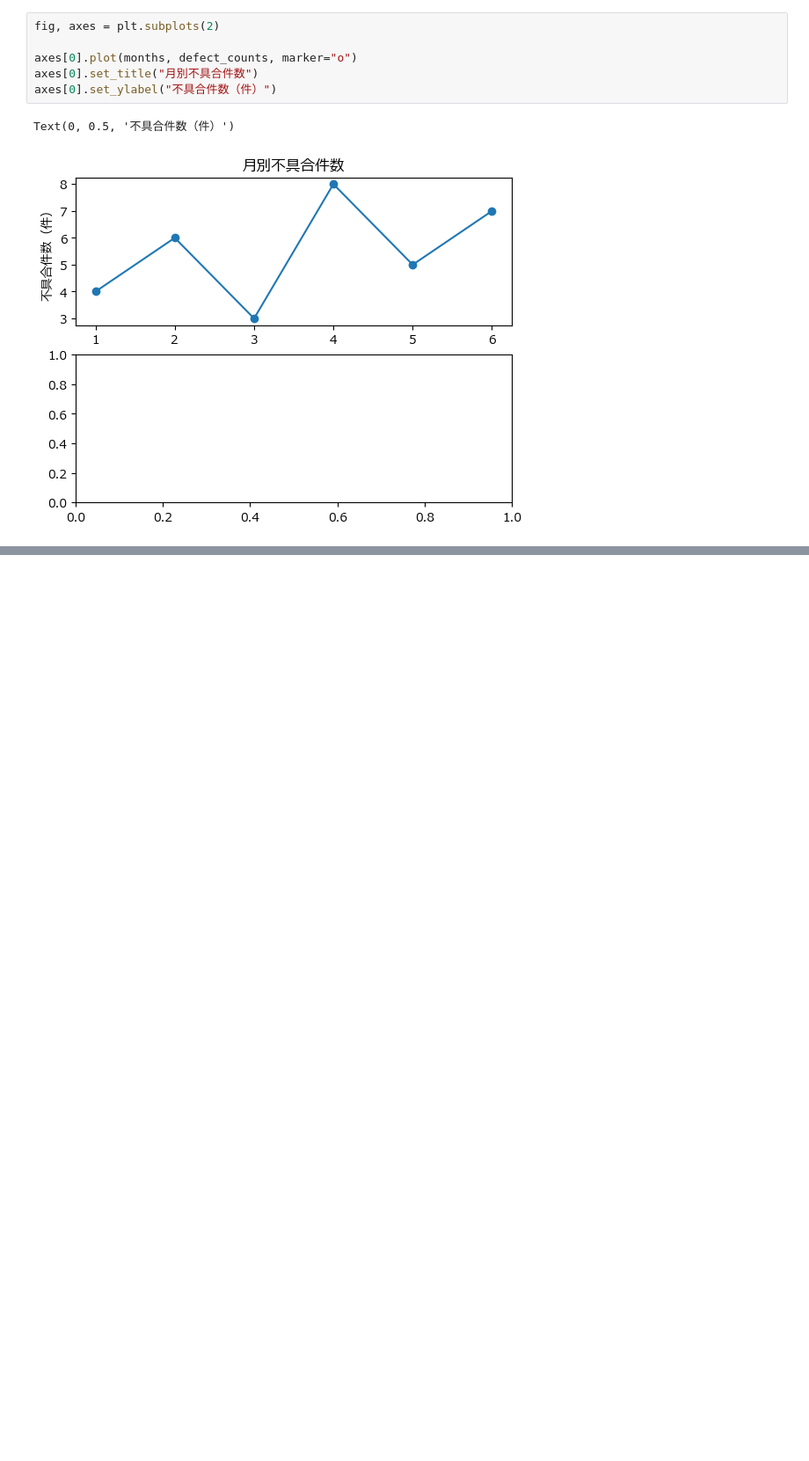
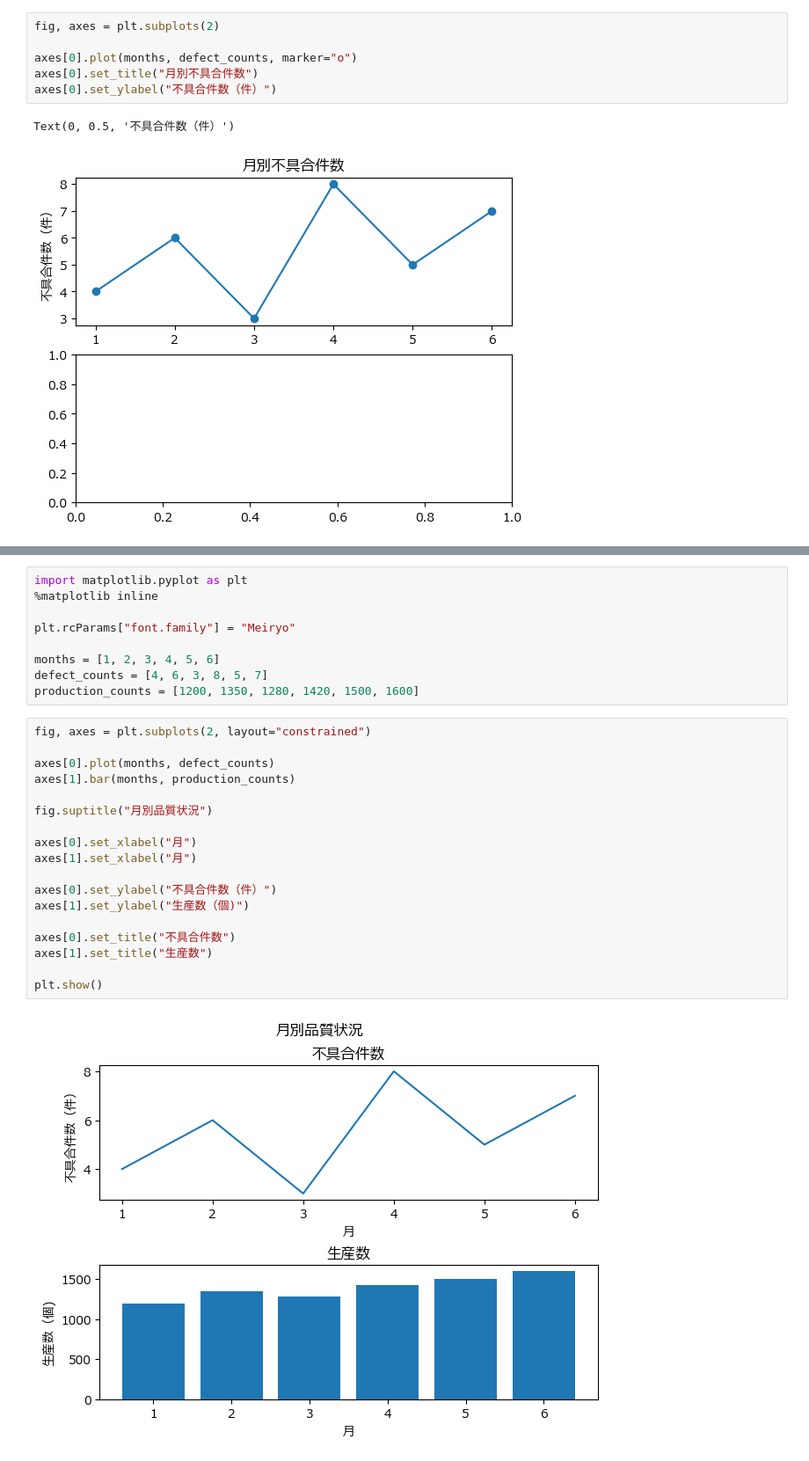
Before and after one commit to kjfarm1225/pyq_practice, a Jupyter notebook: 140_6_multi_subplot/140-6_multi_subplot.ipynb, the cells around one changed output, grey strips where cells are left out. Shown at 88% size. Saved outputs shown, nothing was run; the diff lists cells and outputs as text; blank space fills up the shorter version.

```diff
--- a/140_6_multi_subplot/140-6_multi_subplot.ipynb
+++ b/140_6_multi_subplot/140-6_multi_subplot.ipynb
@@ -108,0 +173,29 @@ Text(0, 0.5, '不具合件数（件）')
+# %%
+import matplotlib.pyplot as plt
+%matplotlib inline
+
+plt.rcParams["font.family"] = "Meiryo"
+
+months = [1, 2, 3, 4, 5, 6]
+defect_counts = [4, 6, 3, 8, 5, 7]
+production_counts = [1200, 1350, 1280, 1420, 1500, 1600]
+# %%
+fig, axes = plt.subplots(2, layout="constrained")
+
+axes[0].plot(months, defect_counts)
+axes[1].bar(months, production_counts)
+
+fig.suptitle("月別品質状況")
+
+axes[0].set_xlabel("月")
+axes[1].set_xlabel("月")
+
+axes[0].set_ylabel("不具合件数（件）")
+axes[1].set_ylabel("生産数（個)")
+
+axes[0].set_title("不具合件数")
+axes[1].set_title("生産数")
+
+plt.show()
+# %% [output]
+[figure, added]
```
Also changed, not shown: parts of 14 cells of this notebook.
